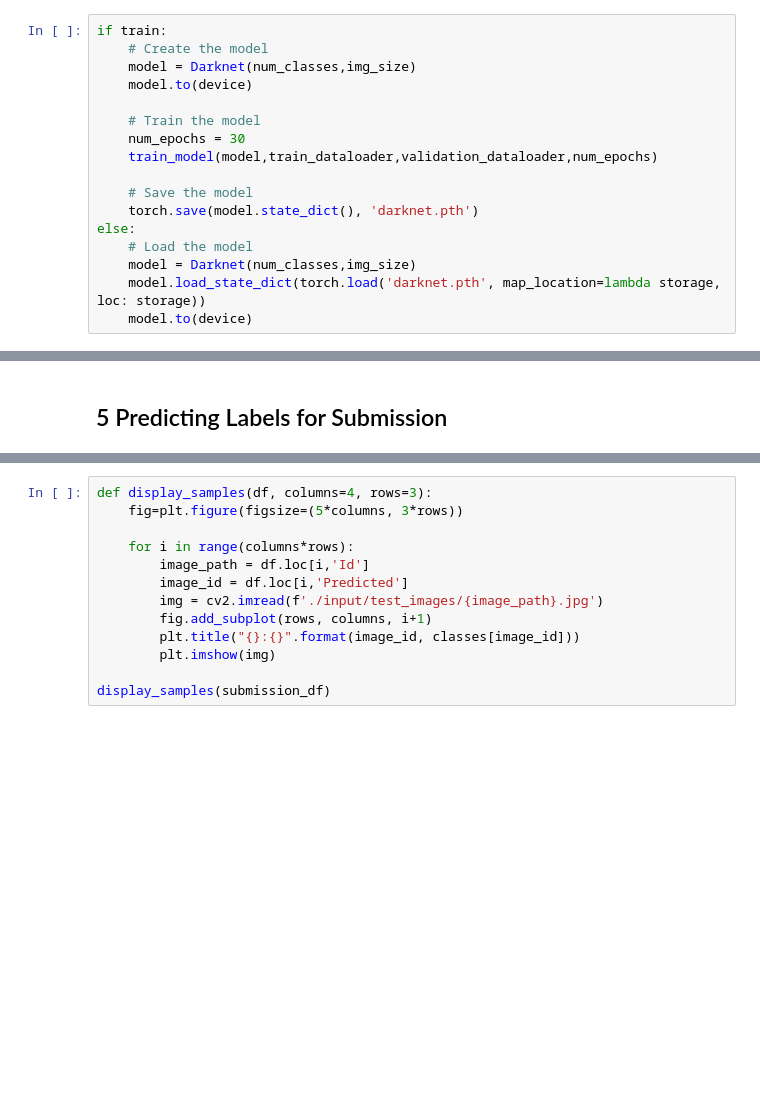
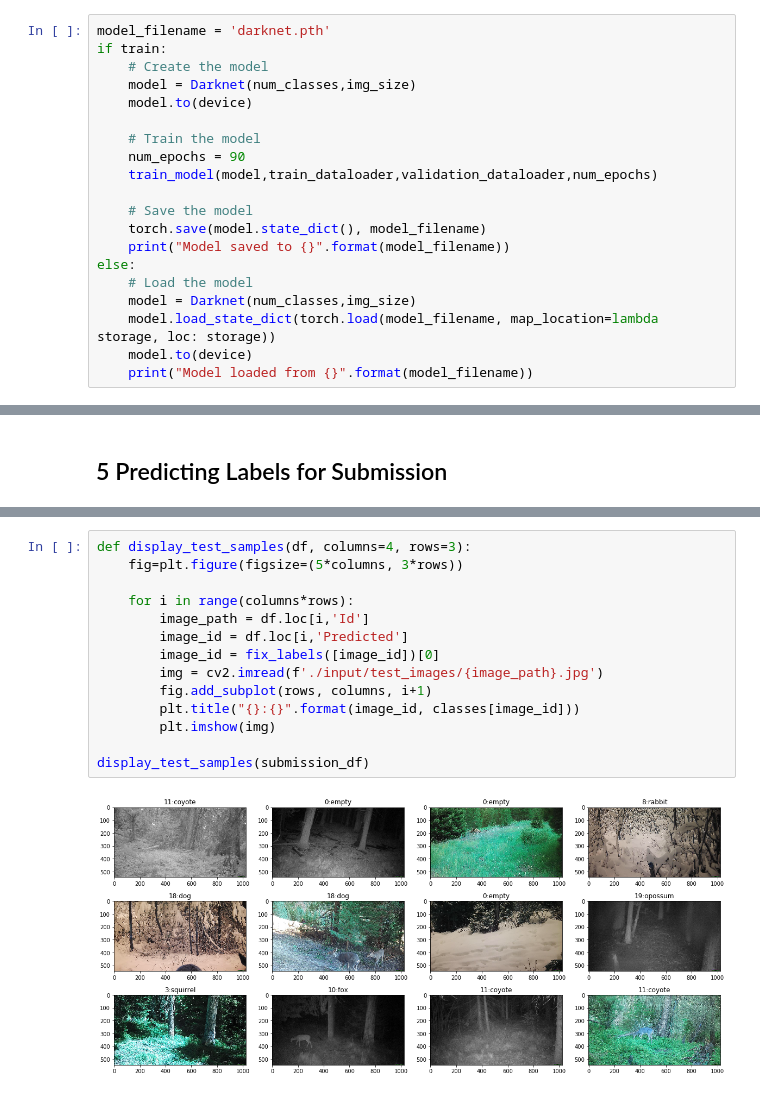
Before and after one commit to letsirk/dl-project, a Jupyter notebook: darknet-53-iwildcam-2019.ipynb, the cells around one changed output, grey strips where cells are left out. Saved outputs shown, nothing was run; the diff lists cells and outputs as text; blank space fills up the shorter version.

```diff
--- a/darknet-53-iwildcam-2019.ipynb
+++ b/darknet-53-iwildcam-2019.ipynb
@@ -414,20 +415,23 @@ def train_model(model,dataloader,testloader,n_epochs,use_SGD_optimizer=True, ver
 
     if verbose: print('Finished Training')
 # %%
+model_filename = 'darknet.pth'
 if train:
     # Create the model
     model = Darknet(num_classes,img_size)
     model.to(device)
 
     # Train the model
-    num_epochs = 30
+    num_epochs = 90
     train_model(model,train_dataloader,validation_dataloader,num_epochs)
 
     # Save the model
-    torch.save(model.state_dict(), 'darknet.pth')
+    torch.save(model.state_dict(), model_filename)
+    print("Model saved to {}".format(model_filename))
 else:
     # Load the model
     model = Darknet(num_classes,img_size)
-    model.load_state_dict(torch.load('darknet.pth', map_location=lambda storage, loc: storage))
+    model.load_state_dict(torch.load(model_filename, map_location=lambda storage, loc: storage))
     model.to(device)
+    print("Model loaded from {}".format(model_filename))
 # %% [output]
@@ -641,13 +521,16 @@ submission_df.head()
 # %%
-def display_samples(df, columns=4, rows=3):
+def display_test_samples(df, columns=4, rows=3):
     fig=plt.figure(figsize=(5*columns, 3*rows))
 
     for i in range(columns*rows):
         image_path = df.loc[i,'Id']
         image_id = df.loc[i,'Predicted']
+        image_id = fix_labels([image_id])[0]
         img = cv2.imread(f'./input/test_images/{image_path}.jpg')
         fig.add_subplot(rows, columns, i+1)
         plt.title("{}:{}".format(image_id, classes[image_id]))
         plt.imshow(img)
 
-display_samples(submission_df)
+display_test_samples(submission_df)
+# %% [output]
+[figure, added]
```
Also changed, not shown: parts of 18 cells of this notebook, 7 other files.
